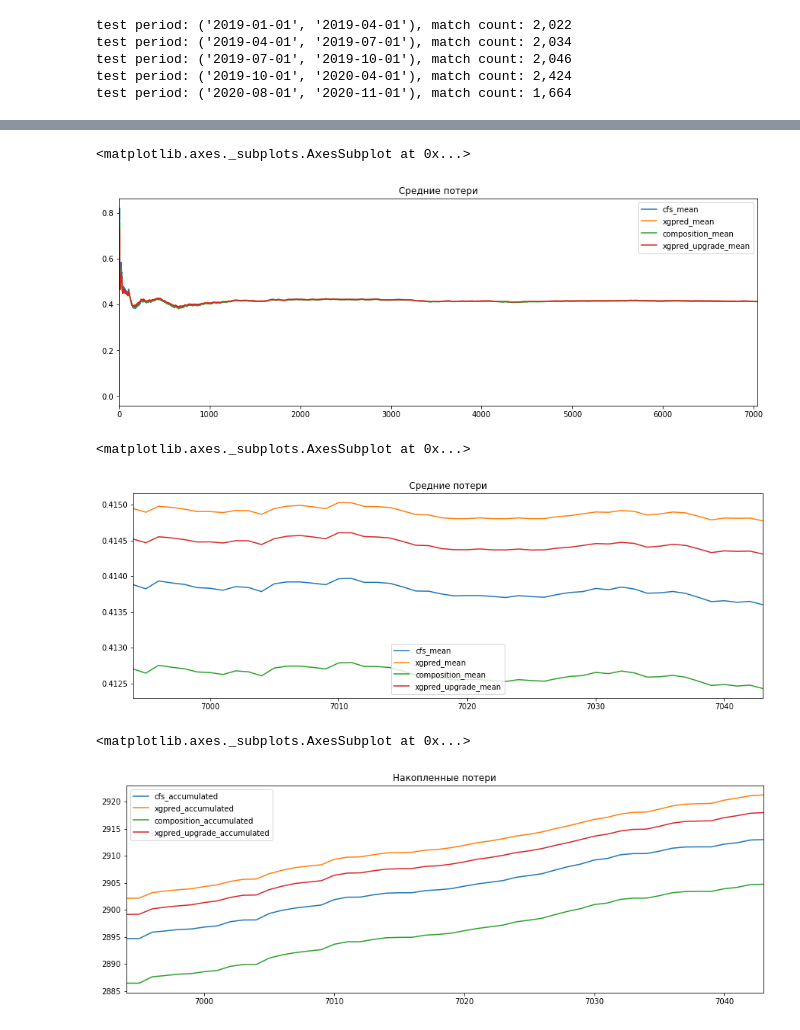
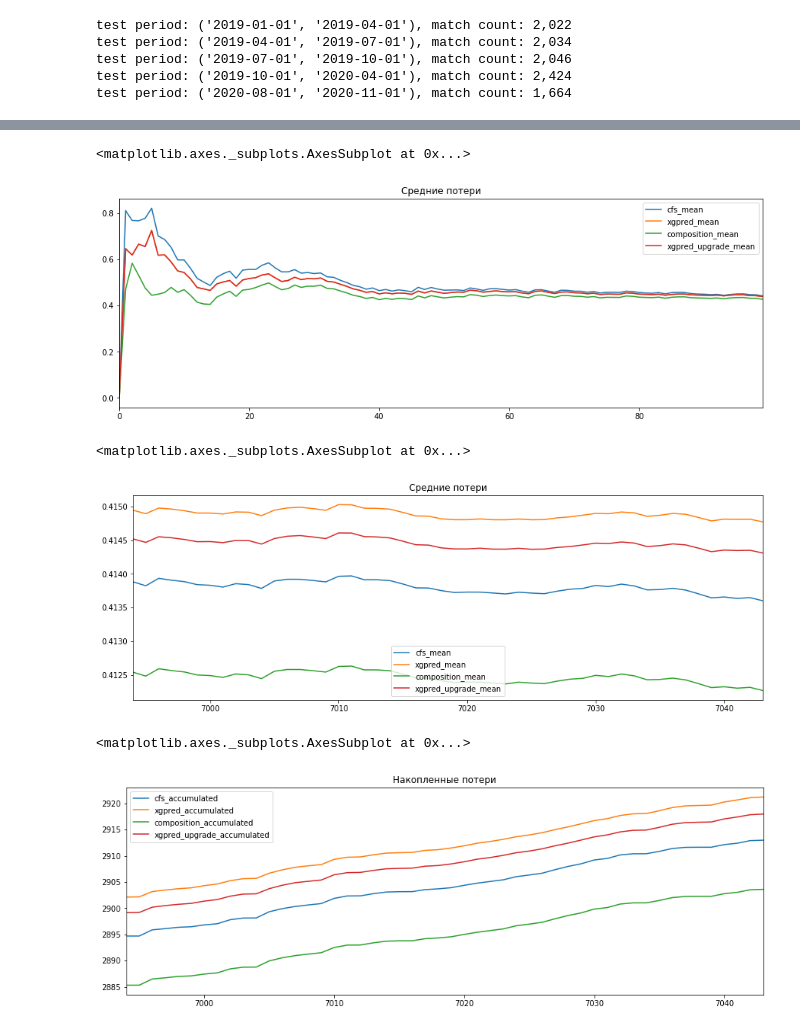
Before and after one commit to aromanenko/TMPrediction, a Jupyter notebook: Composition xgb.ipynb, the cells around one changed output, grey strips where cells are left out. Drawn from its saved outputs; the diff is of its cells as text; code cells hidden in the pictures.

```diff
--- a/Composition xgb.ipynb
+++ b/Composition xgb.ipynb
@@ -146,8 +146,11 @@ def aggregate(res, pred_df, loss_func = loss_function, weights = None, m = 2):
     names = df.columns
     for i in range(K):
         res_df[names[i] + '_mean'] = np.zeros(T)
+        res_df[names[i] + '_mean_100'] = np.zeros(T)
         res_df[names[i] + '_accumulated'] = np.zeros(T)
+        res_df[names[i] + '_weight'] = np.zeros(T)
     res_df['composition_mean'] = np.zeros(T)
+    res_df['composition_mean_100'] = np.zeros(T)
     res_df['composition_accumulated'] = np.zeros(T)
     if not weights:
         weights = np.full(K, 1/K)
@@ -175,8 +178,17 @@ def aggregate(res, pred_df, loss_func = loss_function, weights = None, m = 2):
         for i in range(K):
             res_df[names[i]+'_accumulated'][t] = res_df[names[i]+'_accumulated'][t - 1] + loss_func(res[t], gamma[i])
             res_df[names[i]+'_mean'][t] = res_df[names[i]+'_accumulated'][t] / t
+            res_df[names[i] + '_weight'][t] = weights[i]
+            if t > 100:
+                res_df[names[i]+'_mean_100'][t] = (res_df[names[i]+'_accumulated'][t] - res_df[names[i]+'_accumulated'][t - 100]) / 100
+            else:
+                res_df[names[i]+'_mean_100'][t] = res_df[names[i]+'_mean'][t]
         res_df['composition_accumulated'][t] = res_df['composition_accumulated'][t - 1] + loss_func(res[t], agg_pred[t])
         res_df['composition_mean'][t] = res_df['composition_accumulated'][t] / t
+        if t > 100:
+            res_df['composition_mean_100'][t] = (res_df['composition_accumulated'][t] - res_df['composition_accumulated'][t - 100]) / 100
+        else:
+            res_df['composition_mean_100'][t] = res_df['composition_mean'][t]
     res_df['composition_k1'] = agg_pred.transpose()[0]
     res_df['composition_k2'] = agg_pred.transpose()[1]
     return res_df
@@ -232,15 +244,15 @@ agg
 # %%
-agg[['cfs_mean', 'xgpred_mean', 'composition_mean', 'xgpred_upgrade_mean']].plot(figsize=(15, 5), title='Средние потери')
+agg[['cfs_mean', 'xgpred_mean', 'composition_mean', 'xgpred_upgrade_mean']].head(100).plot(figsize=(15, 5), title='Средние потери')
 # %% [output]
 <matplotlib.axes._subplots.AxesSubplot at 0x...>
-[figure, old version]
+[figure, new version]
 # %%
 agg[['cfs_mean', 'xgpred_mean', 'composition_mean', 'xgpred_upgrade_mean']].tail(50).plot(figsize=(15, 5), title='Средние потери')
 # %% [output]
 <matplotlib.axes._subplots.AxesSubplot at 0x...>
-[figure, old version]
+[figure, new version]
 # %%
 agg[['cfs_accumulated', 'xgpred_accumulated', 'composition_accumulated', 'xgpred_upgrade_accumulated']].tail(50).plot(figsize=(15, 5), title='Накопленные потери')
 # %% [output]
 <matplotlib.axes._subplots.AxesSubplot at 0x...>
-[figure, old version]
+[figure, new version]
```
Also changed, not shown: parts of 16 cells of this notebook.
